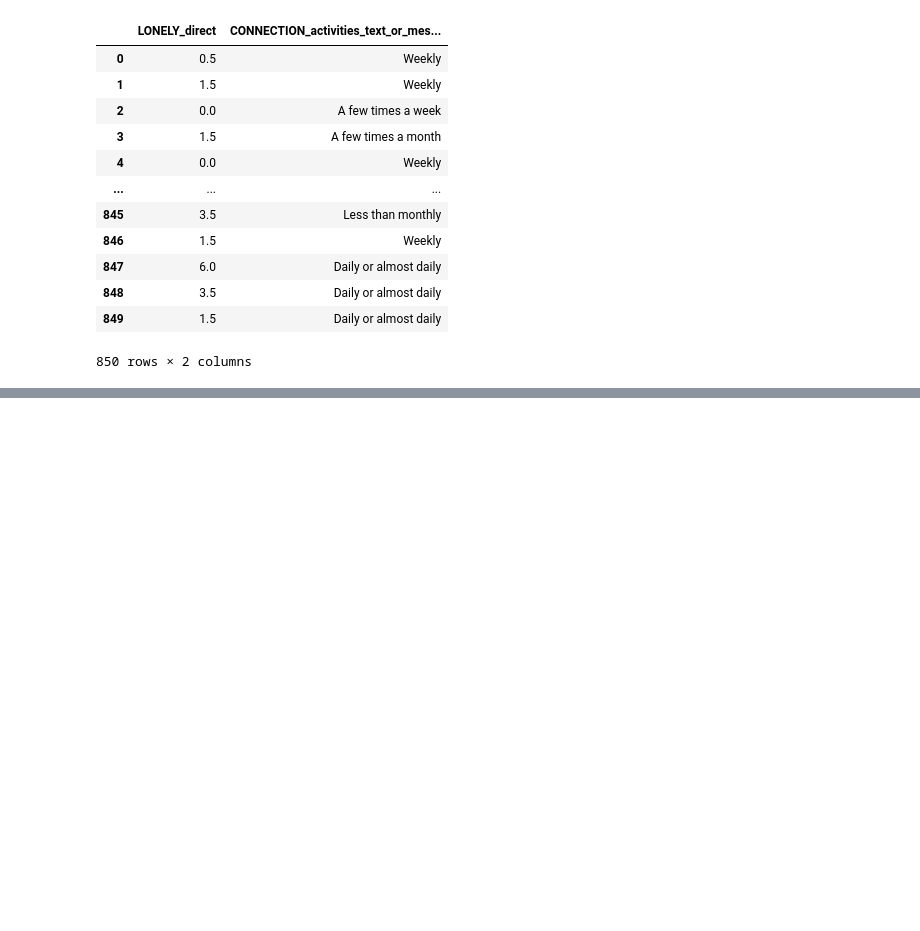
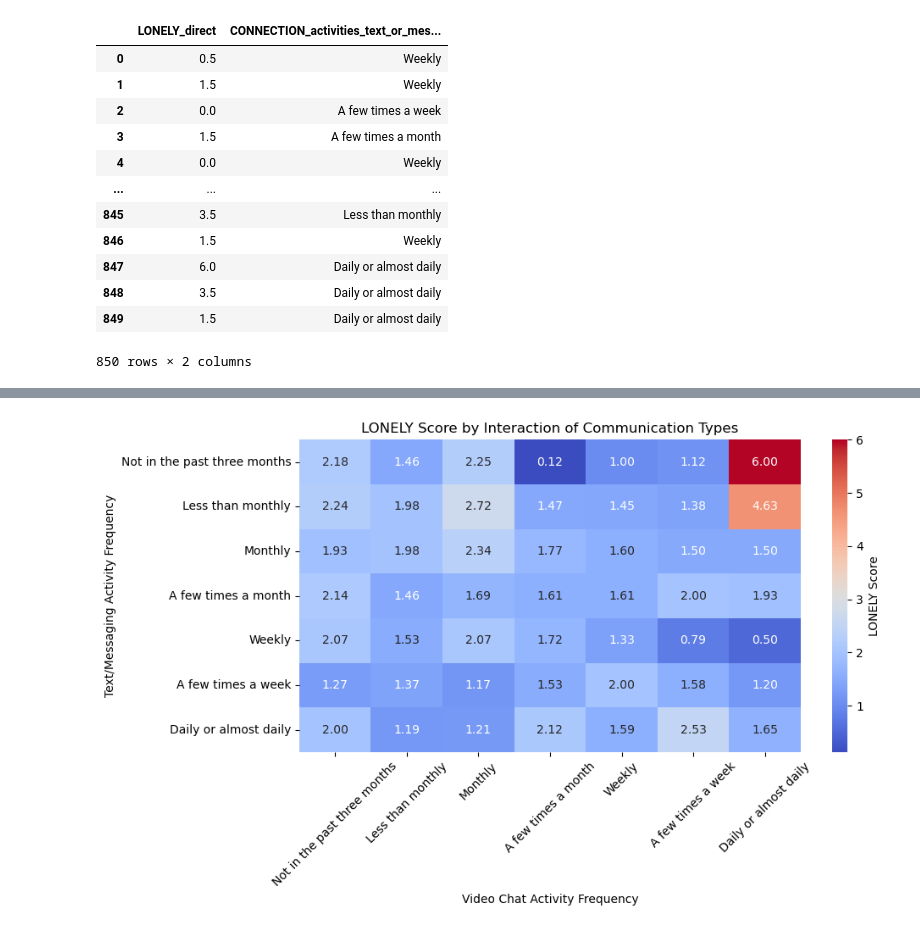
Before and after one commit to Zain-Mahmoud/sta130cp, a Jupyter notebook: Edie analysis.ipynb, the cells around one changed output, grey strips where cells are left out. Cells and saved outputs as stored; diff of their text form; code cells hidden in the pictures; blank space fills up the shorter version.

```diff
--- a/Edie analysis.ipynb
+++ b/Edie analysis.ipynb
@@ -417,0 +519,25 @@ Notes:
+# %%
+import seaborn as sns
+import matplotlib.pyplot as plt
+
+# Generate predictions from the model
+new_df['Predicted_LONELY'] = fitted_model.predict(new_df)
+
+# Create a pivot table for the heatmap
+heatmap_data = new_df.pivot_table(
+    values='Predicted_LONELY',
+    index='CONNECTION_activities_text_or_messaged_p3m',
+    columns='CONNECTION_activities_video_chat_p3m'
+)
+
+# Plot the heatmap
+plt.figure(figsize=(10, 6))
+sns.heatmap(heatmap_data, annot=True, fmt=".2f", cmap="coolwarm", cbar_kws={'label': 'LONELY Score'})
+plt.title("LONELY Score by Interaction of Communication Types")
+plt.xlabel("Video Chat Activity Frequency")
+plt.ylabel("Text/Messaging Activity Frequency")
+plt.xticks(rotation=45)
+plt.tight_layout()
+plt.show()
+# %% [output]
+[figure, added]
```
Also changed, not shown: parts of 9 cells of this notebook.
